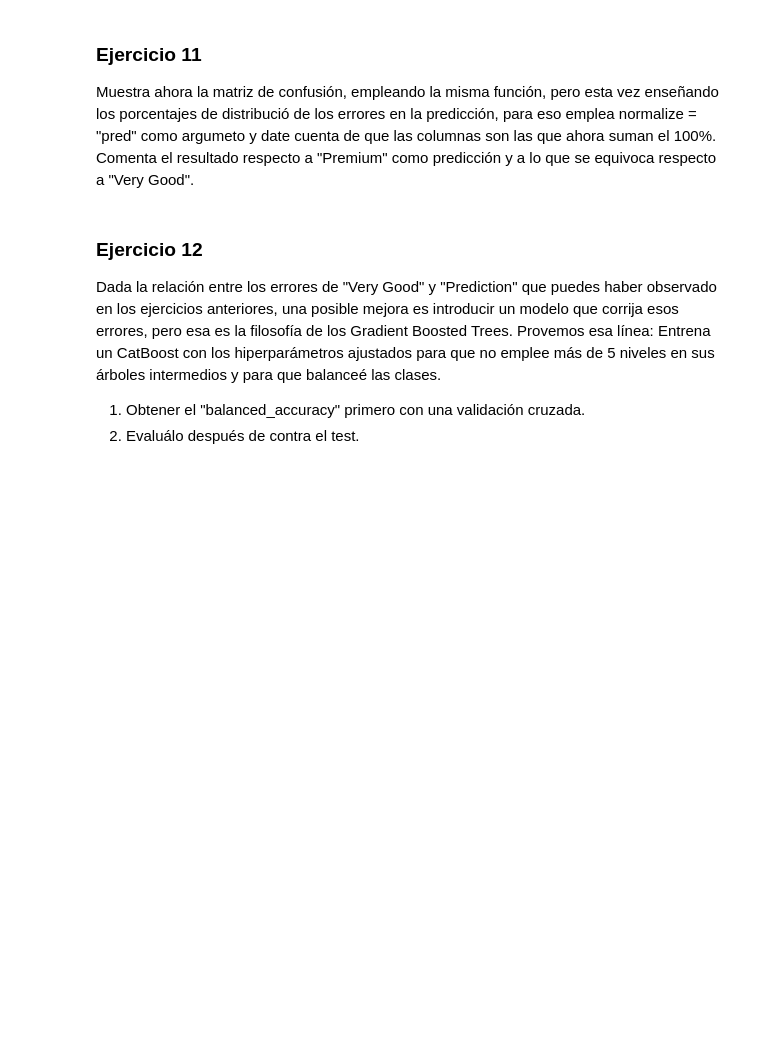
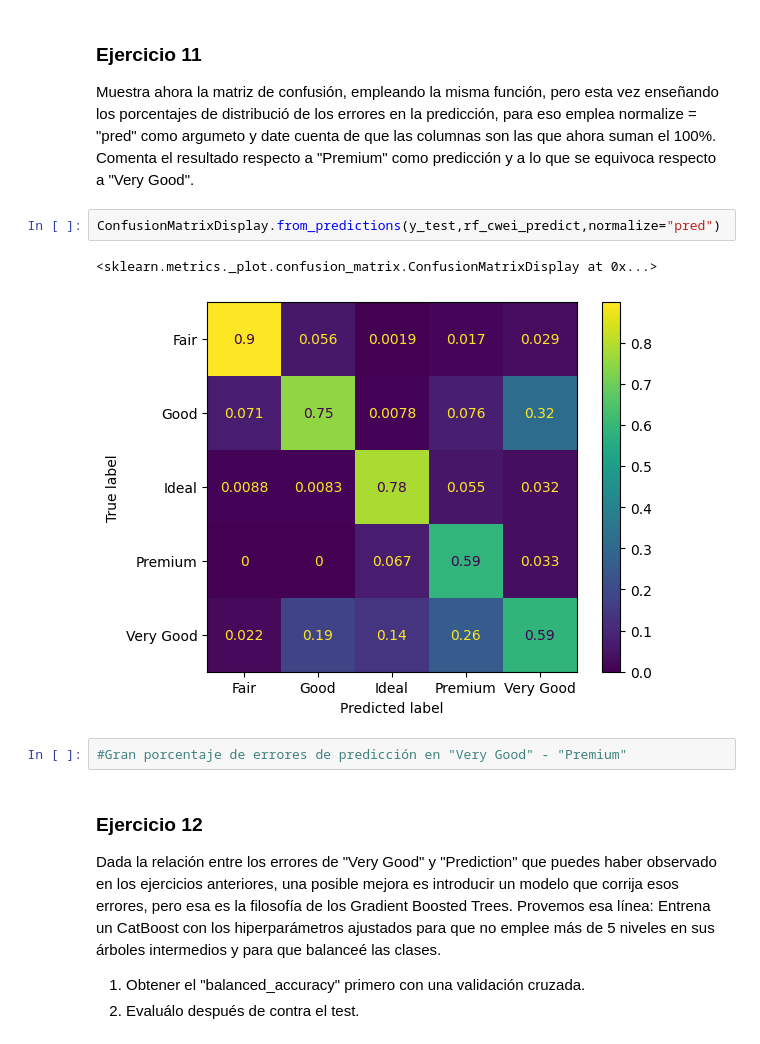
Before and after one commit to guicnw/ONLINE_DS_THEBRIDGE_GUILLERMO, a Jupyter notebook: Sprint_12/Sprint_12_Unidad_1/Ejercicios_Workout/14_Ejercicios_Etapas_Adicionales.ipynb, the cells around one changed output. Saved outputs shown, nothing was run; the diff lists cells and outputs as text; blank space fills up the shorter version.

```diff
--- a/Sprint_12/Sprint_12_Unidad_1/Ejercicios_Workout/14_Ejercicios_Etapas_Adicionales.ipynb
+++ b/Sprint_12/Sprint_12_Unidad_1/Ejercicios_Workout/14_Ejercicios_Etapas_Adicionales.ipynb
@@ -231,6 +239,13 @@ Muestra la matriz de confusión con "ConfusionMatrixDisplay.from_predictions" pa
 ### Ejercicio 11
 
 Muestra ahora la matriz de confusión, empleando la misma función, pero esta vez enseñando los porcentajes de distribució de los errores en la predicción, para eso emplea normalize = "pred" como argumeto y date cuenta de que las columnas son las que ahora suman el 100%. Comenta el resultado respecto a "Premium" como predicción y a lo que se equivoca respecto a "Very Good".
+# %%
+ConfusionMatrixDisplay.from_predictions(y_test,rf_cwei_predict,normalize="pred")
+# %% [output]
+<sklearn.metrics._plot.confusion_matrix.ConfusionMatrixDisplay at 0x...>
+[figure, added]
+# %%
+#Gran porcentaje de errores de predicción en "Very Good" - "Premium"
 # %% [markdown]
 ### Ejercicio 12
 
```
Also changed, not shown: parts of 12 cells of this notebook.
